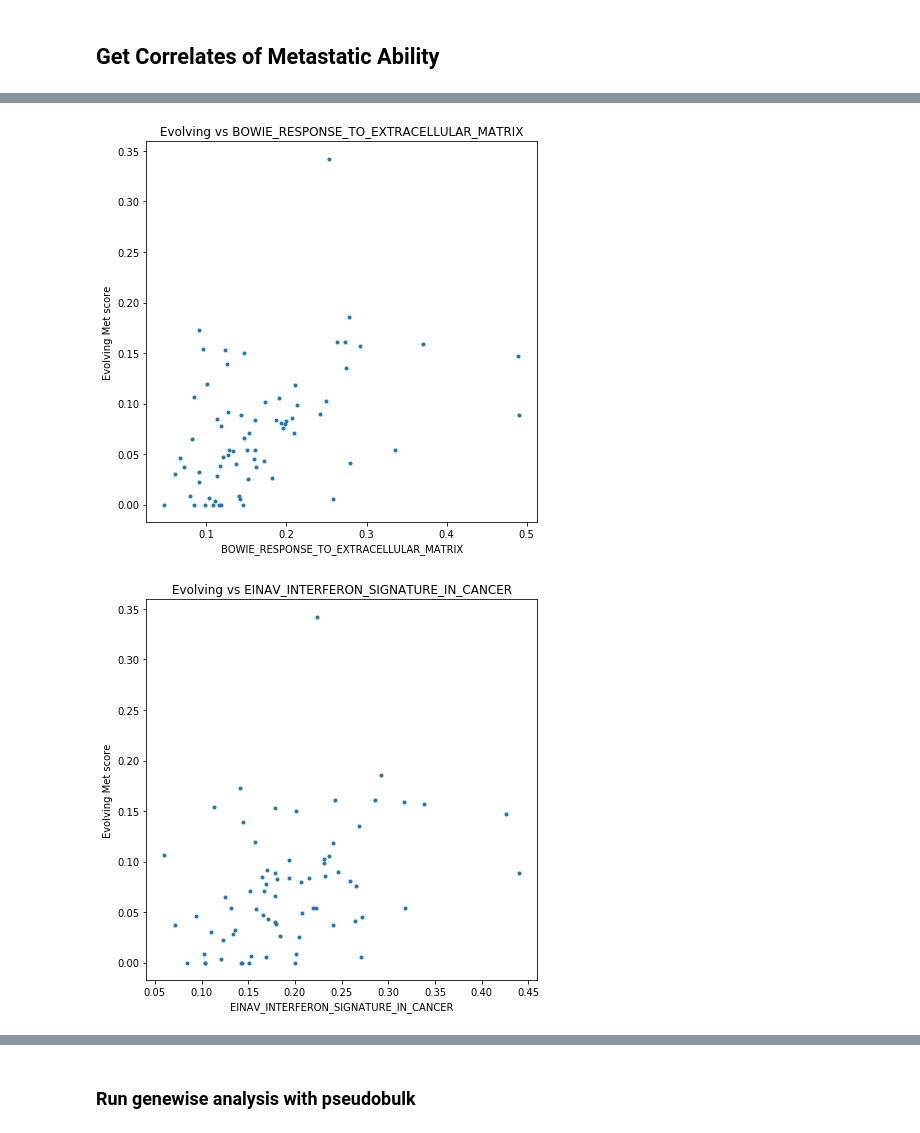
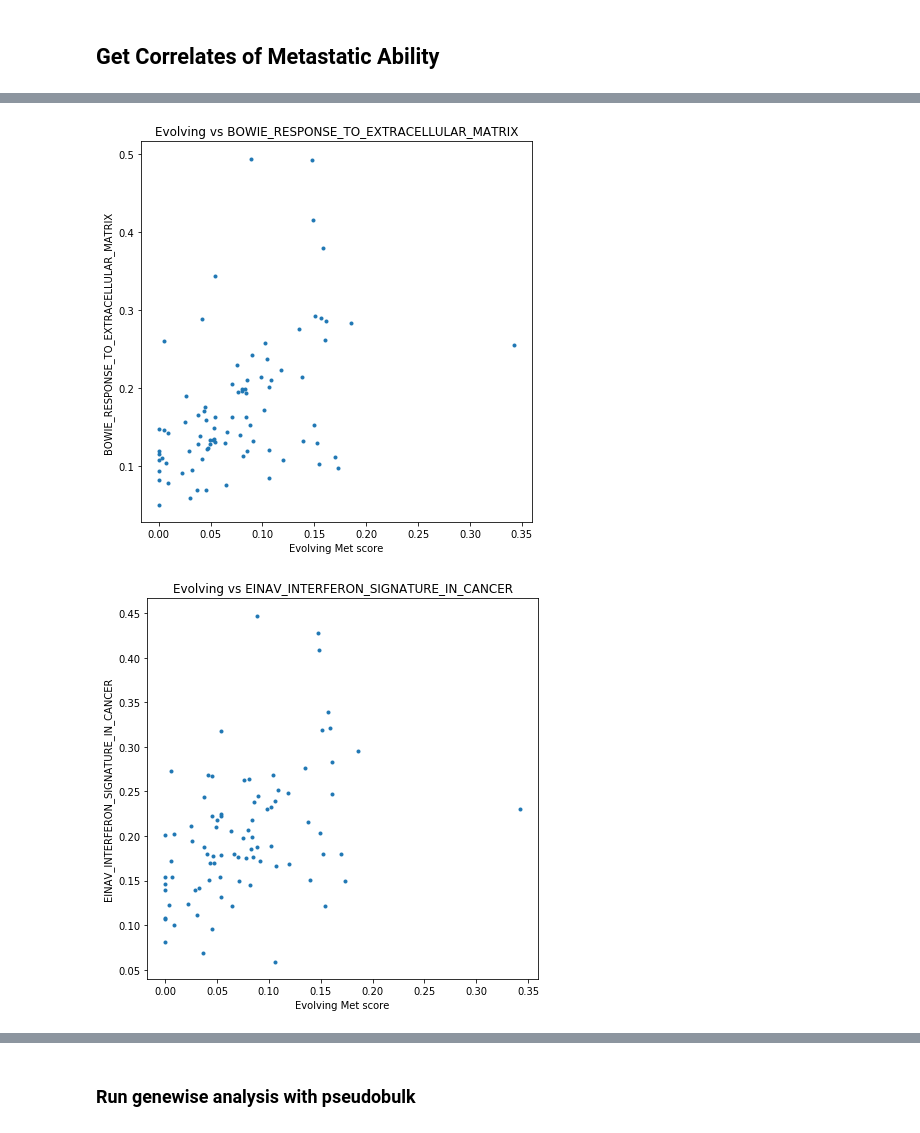
Before and after one commit to mattjones315/MetastasisTracing, a Jupyter notebook: RNA_Analysis.ipynb, the cells around one changed output, grey strips where cells are left out. Saved outputs shown, nothing was run; the diff lists cells and outputs as text; code cells hidden in the pictures.

Commit message:
added notebooks & more utilities

```diff
--- a/RNA_Analysis.ipynb
+++ b/RNA_Analysis.ipynb
@@ -54,6 +56,11 @@ adata.obs['nUMI'] = adata.X.sum(axis=1).A1
 adata.obs['n_genes'] = np.sum(adata.X > 0, axis=1).A1
 
 adata.obs = adata.obs.merge(meta, left_index = True, right_index=True, how="left")
+# %%
+meta_filter = np.logical_not(adata.obs["DynamicMetScore"].isna())
+adata = adata[meta_filter, :]
+
+latent = latent.loc[adata.obs_names].values
 # %%
 adata.raw = sc.pp.log1p(adata, copy=True)
 # %%
@@ -76,9 +75,9 @@ sc.pp.regress_out(adata, ["nUMI"], n_jobs = 10)
 # %% [markdown]
 ## Perform dimensionality reduction & visualization
 # %%
-sc.tl.pca(adata, n_comps=30)
+# sc.tl.pca(adata, n_comps=30)
 
-# adata.obsm["X_pca"] = latent
+adata.obsm["X_pca"] = latent
 # %%
 sc.tl.tsne(adata, random_state=2, n_pcs=10, n_jobs = 10)
 # %%
@@ -111,13 +124,3 @@ sig_scores = pd.read_csv("../JQ19/5k/RNA/JQ19.sigscores.txt", sep='\t', index_co
 keep_cells = np.intersect1d(sig_scores.index, adata.obs_names)
 
 sig_scores_subset = sig_scores.loc[keep_cells]
-# %%
-for sig in tqdm_notebook(sig_scores_subset.columns):
-    met_scores[sig] = 0
-    for lg, g in meta.groupby("LineageGroup"):
-        if int(lg) not in met_scores.index:
-            continue
-    #for lg in met_scores.index:
-        cells = g.index
-
-        met_scores.loc[lg, sig] = np.mean(sig_scores_subset.loc[cells, sig])
@@ -132,14 +129,15 @@ https://pandas.pydata.org/pandas-docs/stable/indexing.html#deprecate-loc-reindex
 # %%
-corrs = []
+#### corrs = []
 ks_stats = []
 
-signif_sigs = []
+signif_sigs = {}
 for sig in tqdm_notebook(sig_scores_subset.columns):
 
     pcorr = scs.pearsonr(met_scores[sig], met_scores["Dynamic"])[0]
     #ks = scs.ks_2samp(met_scores[sig], met_scores["Evolving"])[0]
     if abs(pcorr) > 0.4:
-        signif_sigs.append(sig)
+        print(sig, pcorr)
+        signif_sigs[sig] = pcorr
     corrs.append(pcorr)
 # %% [output]
 [interactive output not drawn]
@@ -146,11 +174,11 @@ for sig in tqdm_notebook(sig_scores_subset.columns):
 # %%
-for sig in ["BOWIE_RESPONSE_TO_EXTRACELLULAR_MATRIX", "EINAV_INTERFERON_SIGNATURE_IN_CANCER", "XU_AKT1_TARGETS_48HR", "TESAR_JAK_TARGETS_MOUSE_ES_D3", "PID_REG_GR_PATHWAY"]:
+for sig in ["BOWIE_RESPONSE_TO_EXTRACELLULAR_MATRIX", "EINAV_INTERFERON_SIGNATURE_IN_CANCER", "XU_AKT1_TARGETS_48HR", "IWANAGA_CARCINOGENESIS_BY_KRAS"]:
     h = plt.figure(figsize = (7,7))
-    plt.plot(met_scores[sig], met_scores["Dynamic"], ".")
+    plt.plot(met_scores["Dynamic"],met_scores[sig], ".")
     plt.title("Evolving vs " + sig)
-    plt.xlabel(sig)
-    plt.ylabel("Evolving Met score")
-    # plt.savefig(sig + "_evomet_corr.pdf")
+    plt.ylabel(sig)
+    plt.xlabel("Evolving Met score")
+    plt.savefig(sig + "_evomet_corr.pdf")
 # %% [output]
-[figure, old version]
+[figure, new version]
-[figure, old version]
+[figure, new version]
```
Also changed, not shown: parts of 16 cells of this notebook, 11 other files.
